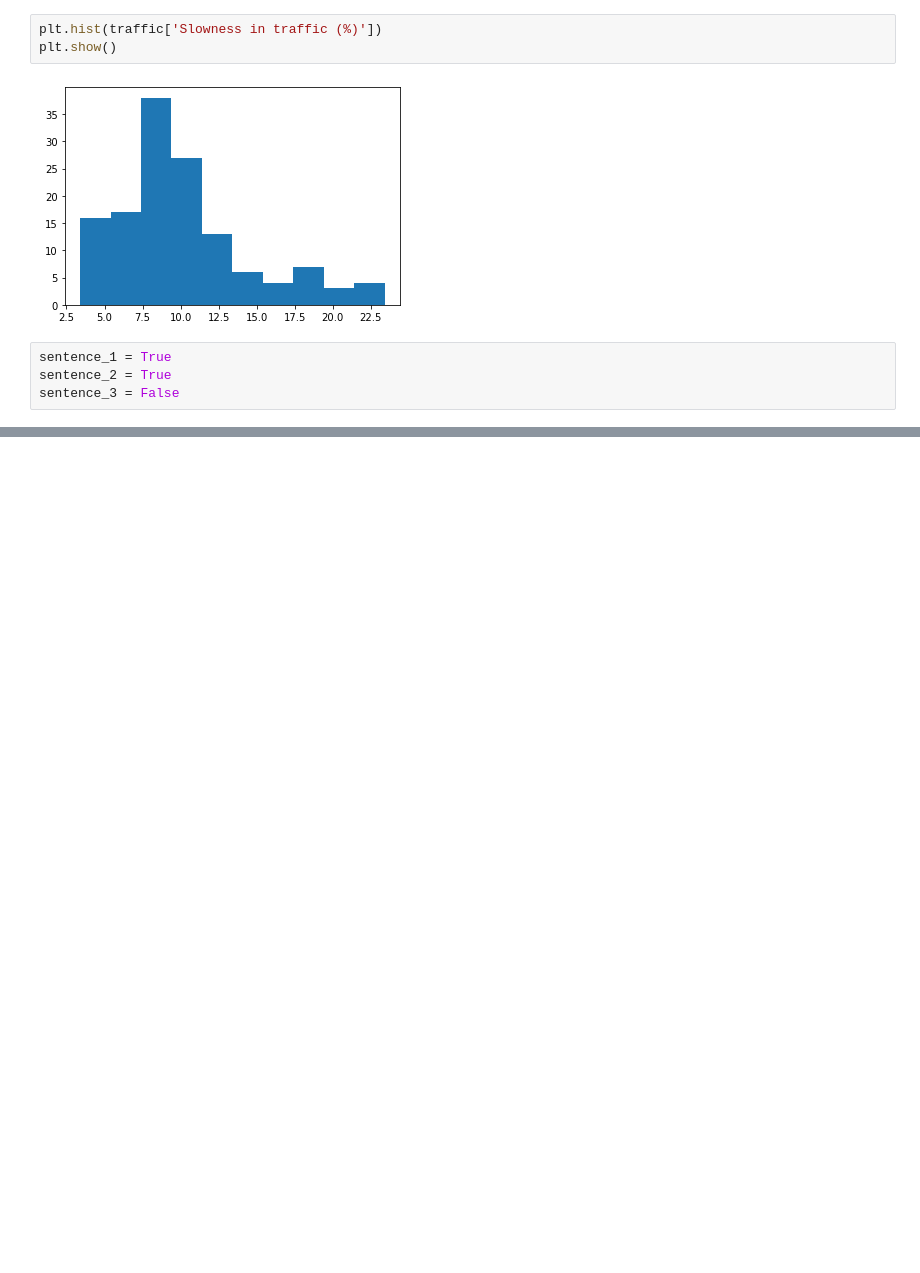
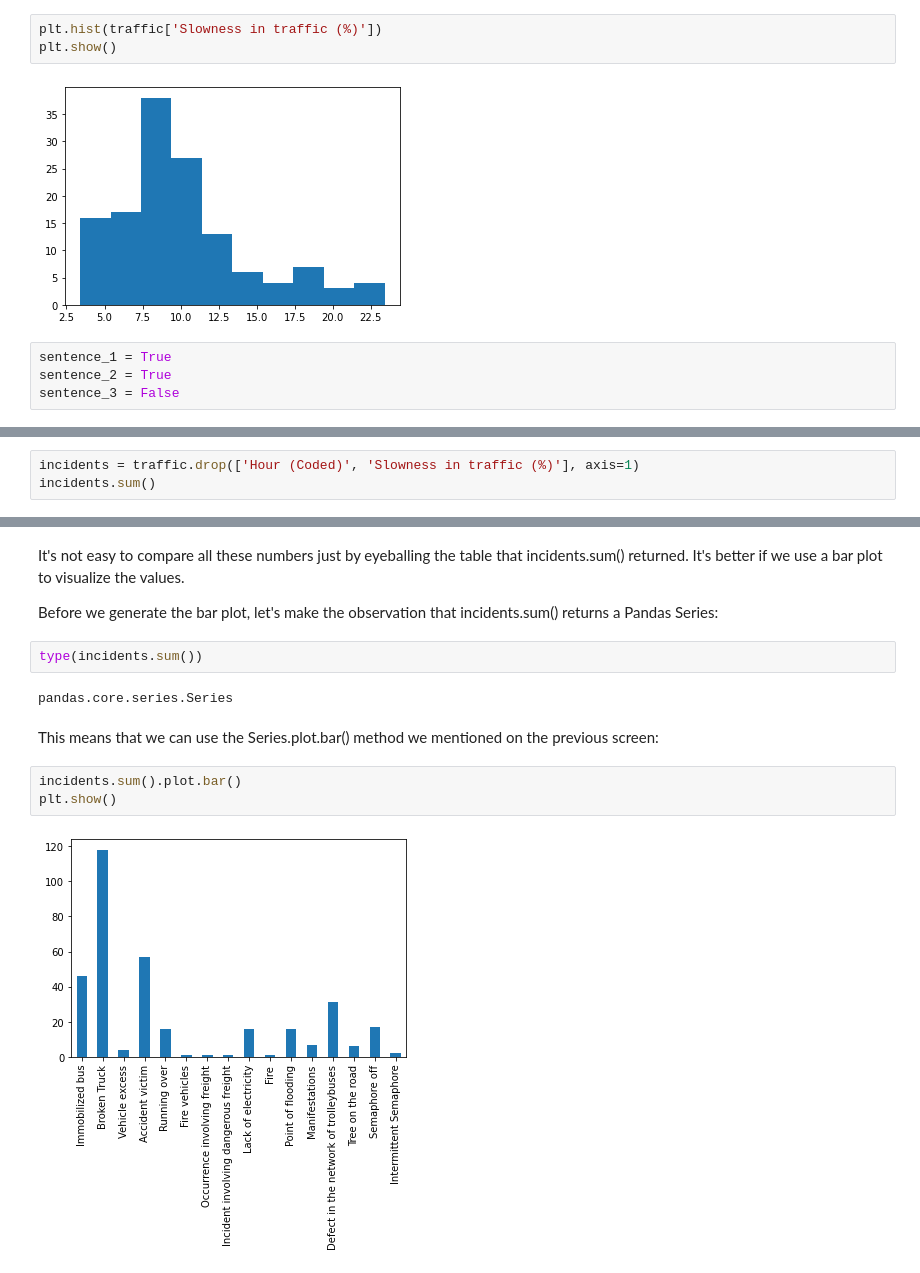
Before and after one commit to jack9950/dataquest_projects, a Jupyter notebook: Step 2 - Data Analysis and Visualization/Data Visualization Fundamentals/Pandas Visualizations and Grid Charts/Pandas Visualizations and Grid Charts.ipynb, the cells around one changed output, grey strips where cells are left out. Saved outputs shown, nothing was run; the diff lists cells and outputs as text; blank space fills up the shorter version.

```diff
--- a/Step 2 - Data Analysis and Visualization/Data Visualization Fundamentals/Pandas Visualizations and Grid Charts/Pandas Visualizations and Grid Charts.ipynb
+++ b/Step 2 - Data Analysis and Visualization/Data Visualization Fundamentals/Pandas Visualizations and Grid Charts/Pandas Visualizations and Grid Charts.ipynb
@@ -171,0 +226,3 @@ sentence_3 = False
+# %%
+incidents = traffic.drop(['Hour (Coded)', 'Slowness in traffic (%)'], axis=1)
+incidents.sum()
@@ -171,0 +247,15 @@ sentence_3 = False
+# %% [markdown]
+It's not easy to compare all these numbers just by eyeballing the table that incidents.sum() returned. It's better if we use a bar plot to visualize the values.
+
+Before we generate the bar plot, let's make the observation that incidents.sum() returns a Pandas Series:
+# %%
+type(incidents.sum())
+# %% [output]
+pandas.core.series.Series
+# %% [markdown]
+This means that we can use the Series.plot.bar() method we mentioned on the previous screen:
+# %%
+incidents.sum().plot.bar()
+plt.show()
+# %% [output]
+[figure, added]
```
Also changed, not shown: parts of 68 cells of this notebook, 15 other files.
